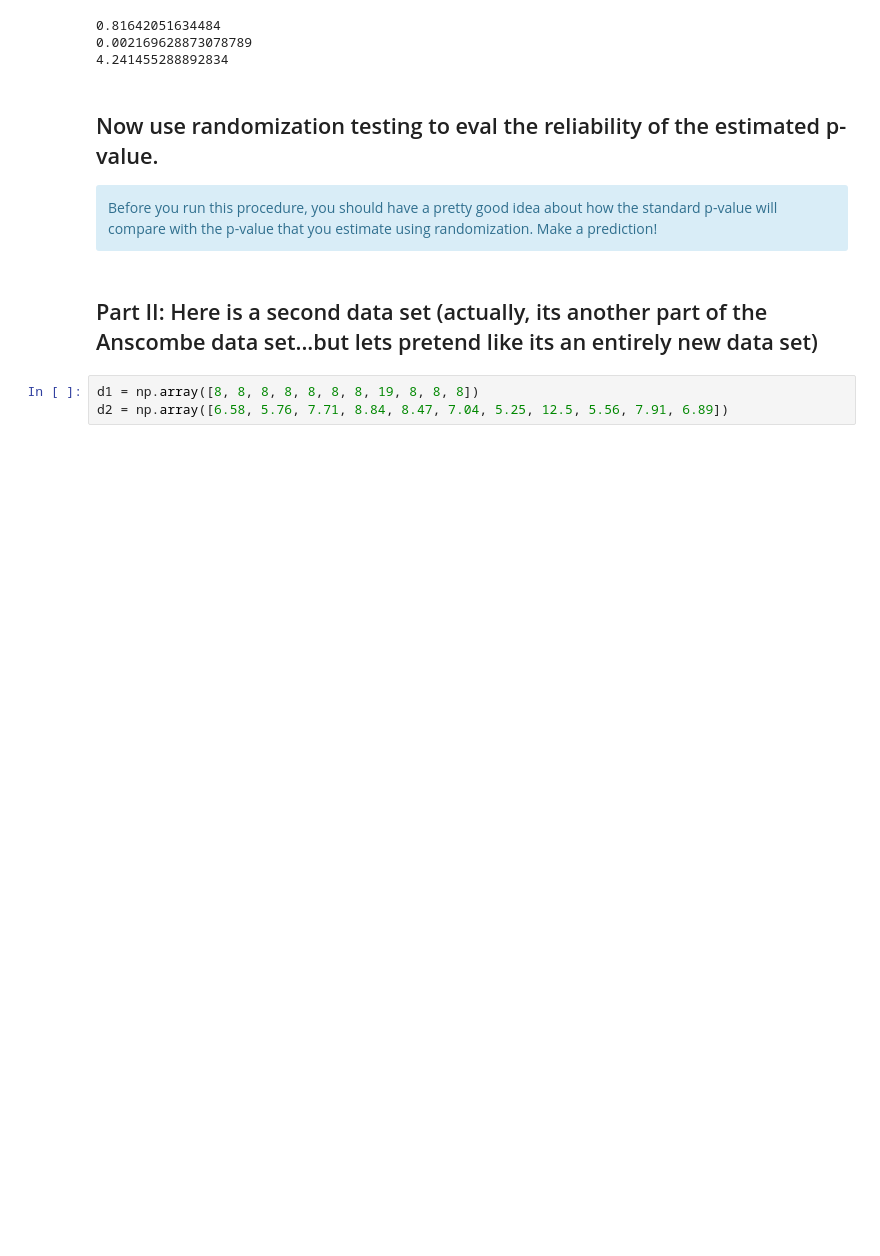
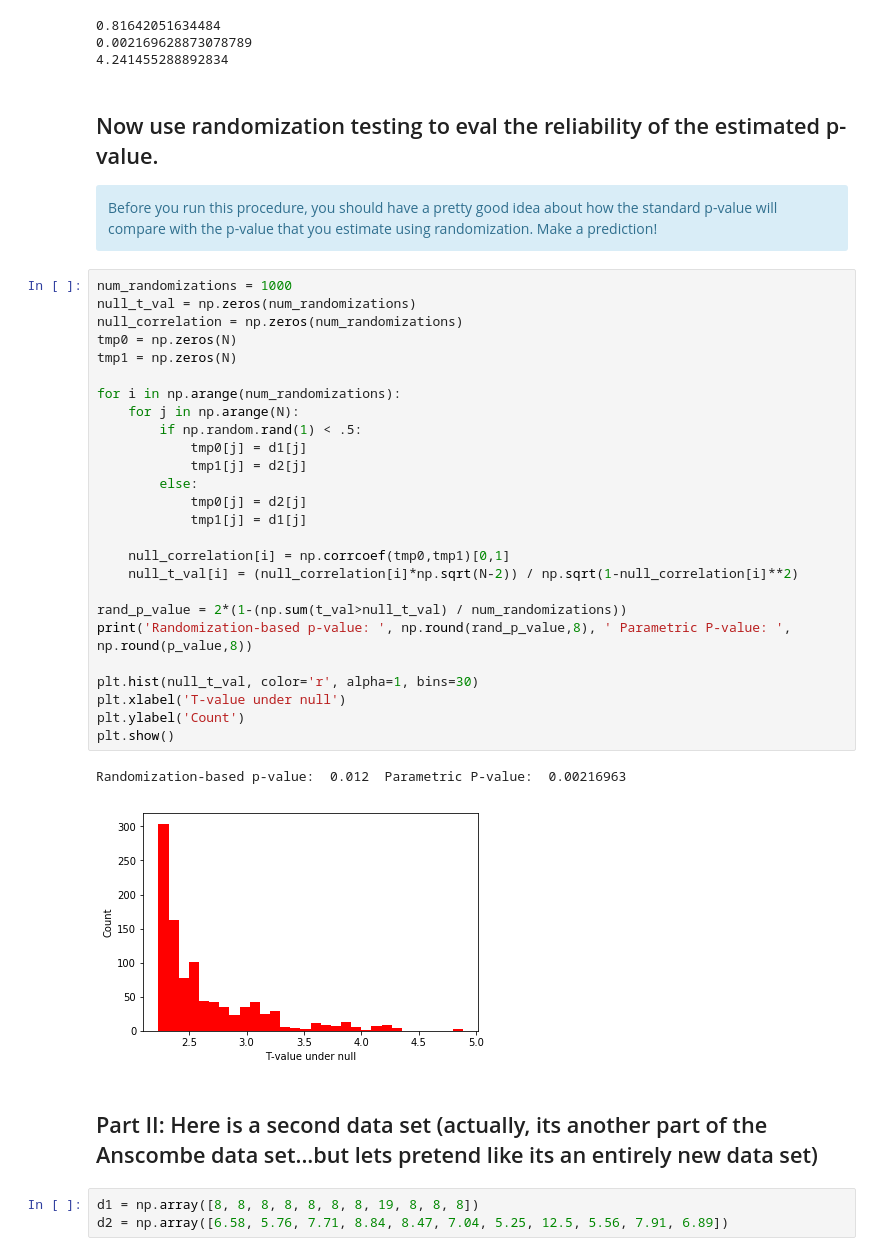
Before and after one commit to kkuhn472/PSYC-NEU-231, a Jupyter notebook: Tutorial031_Exercises_InClass.ipynb, the cells around one changed output. Drawn from its saved outputs; the diff is of its cells as text; blank space fills up the shorter version.

```diff
--- a/Tutorial031_Exercises_InClass.ipynb
+++ b/Tutorial031_Exercises_InClass.ipynb
@@ -70,6 +70,35 @@ print(t_val)
 <div class="alert alert-info">
 Before you run this procedure, you should have a pretty good idea about how the standard p-value will compare with the p-value that you estimate using randomization. Make a prediction!
 </div>
+# %%
+num_randomizations = 1000
+null_t_val = np.zeros(num_randomizations)
+null_correlation = np.zeros(num_randomizations)
+tmp0 = np.zeros(N)
+tmp1 = np.zeros(N)
+
+for i in np.arange(num_randomizations):
+    for j in np.arange(N):
+        if np.random.rand(1) < .5:
+            tmp0[j] = d1[j]
+            tmp1[j] = d2[j]
+        else:
+            tmp0[j] = d2[j]
+            tmp1[j] = d1[j]
+
+    null_correlation[i] = np.corrcoef(tmp0,tmp1)[0,1]
+    null_t_val[i] = (null_correlation[i]*np.sqrt(N-2)) / np.sqrt(1-null_correlation[i]**2)
+
+rand_p_value = 2*(1-(np.sum(t_val>null_t_val) / num_randomizations))
+print('Randomization-based p-value: ', np.round(rand_p_value,8), ' Parametric P-value: ', np.round(p_value,8))
+
+plt.hist(null_t_val, color='r', alpha=1, bins=30)
+plt.xlabel('T-value under null')
+plt.ylabel('Count')
+plt.show()
+# %% [output]
+Randomization-based p-value:  0.012  Parametric P-value:  0.00216963
+[figure, added]
 # %% [markdown]
 ## Part II: Here is a second data set (actually, its another part of the Anscombe data set...but lets pretend like its an entirely new data set)
 # %%
```
Also changed, not shown: parts of 16 cells of this notebook, 1 other file.
